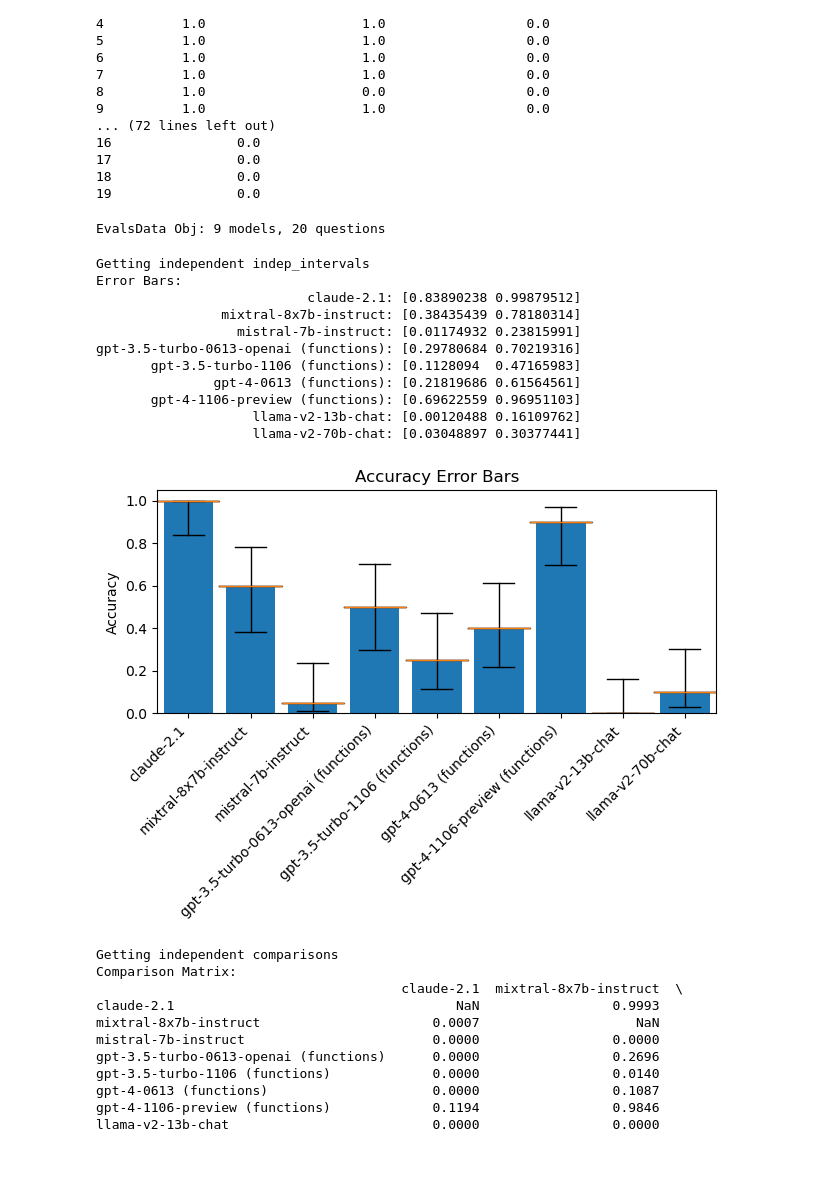
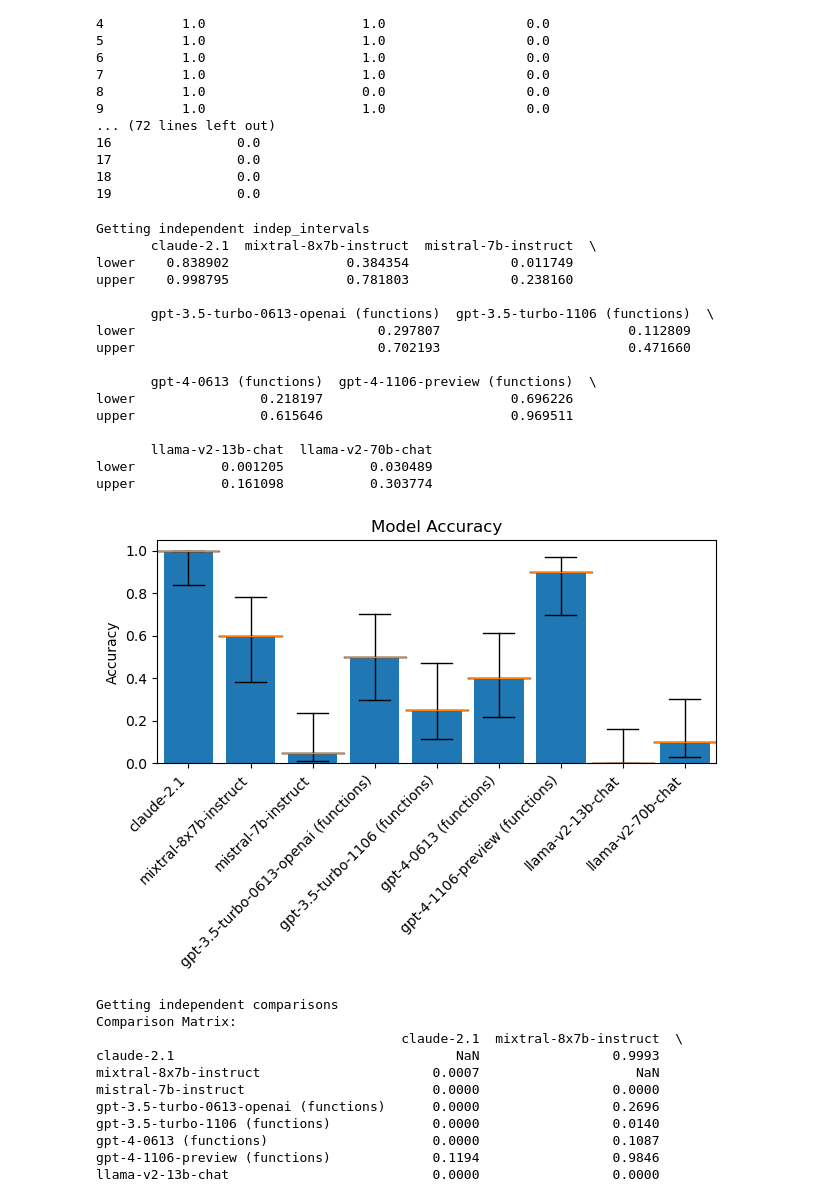
Before and after one commit to sambowyer/bayes_evals, a Jupyter notebook: examples/basic_example.ipynb, the cells around one changed output. Cells and saved outputs as stored; diff of their text form; code cells hidden in the pictures; blank space fills up the shorter version.

```diff
--- a/examples/basic_example.ipynb
+++ b/examples/basic_example.ipynb
@@ -44,30 +44,28 @@ Data shape: (20, 9)
 17                0.0
 18                0.0
 19                0.0
-# %%
-# Analyse the data
-evals = be.analyse(eval_data)
-print(evals)
-# %% [output]
-EvalsData Obj: 9 models, 20 questions
 # %%
-
 # Get the results either for individual LLMs (each column in the data)...
 print("Getting independent indep_intervals")
-indep_intervals = evals.independent_intervals()
-indep_intervals.print()
-indep_intervals.plot()
+indep_intervals = be.independent_intervals(eval_data)
+print(indep_intervals)
+be.plot_intervals(eval_data, indep_intervals)
 # %% [output]
 Getting independent indep_intervals
-Error Bars:
-                           claude-2.1: [0.83890238 0.99879512]
-                mixtral-8x7b-instruct: [0.38435439 0.78180314]
-                  mistral-7b-instruct: [0.01174932 0.23815991]
-gpt-3.5-turbo-0613-openai (functions): [0.29780684 0.70219316]
-       gpt-3.5-turbo-1106 (functions): [0.1128094  0.47165983]
-               gpt-4-0613 (functions): [0.21819686 0.61564561]
-       gpt-4-1106-preview (functions): [0.69622559 0.96951103]
-                    llama-v2-13b-chat: [0.00120488 0.16109762]
-                    llama-v2-70b-chat: [0.03048897 0.30377441]
+       claude-2.1  mixtral-8x7b-instruct  mistral-7b-instruct  \
+lower    0.838902               0.384354             0.011749
+upper    0.998795               0.781803             0.238160
+
+       gpt-3.5-turbo-0613-openai (functions)  gpt-3.5-turbo-1106 (functions)  \
+lower                               0.297807                        0.112809
+upper                               0.702193                        0.471660
+
+       gpt-4-0613 (functions)  gpt-4-1106-preview (functions)  \
+lower                0.218197                        0.696226
+upper                0.615646                        0.969511
+
+       llama-v2-13b-chat  llama-v2-70b-chat
+lower           0.001205           0.030489
+upper           0.161098           0.303774
-[figure, old version]
+[figure, new version]
 # %%
```
Also changed, not shown: parts of 2 cells of this notebook, 5 other files.
